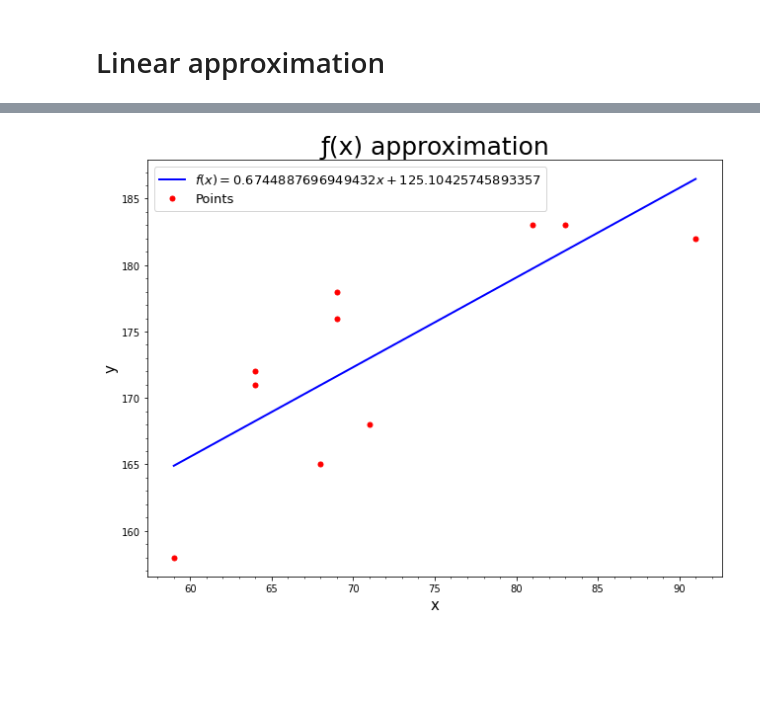
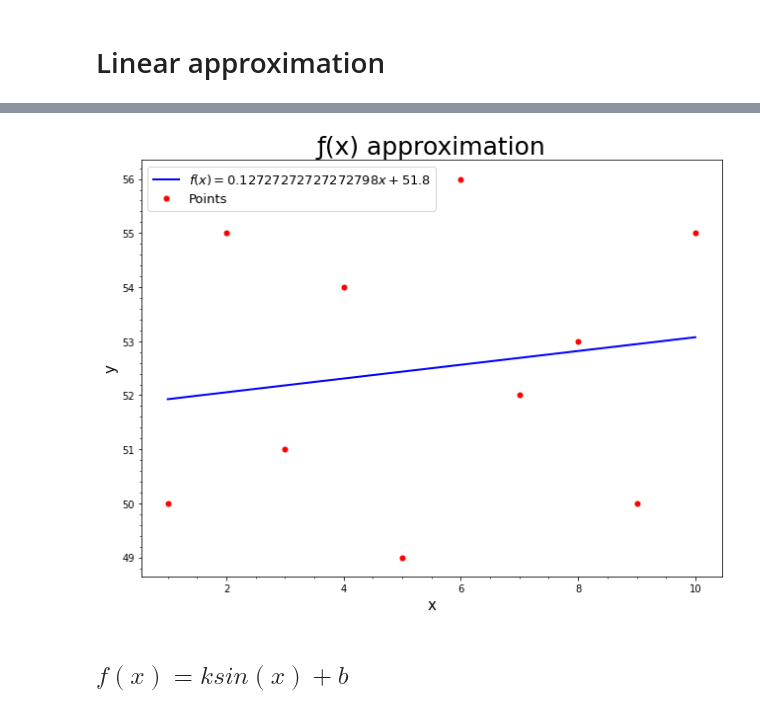
Before and after one commit to SaviDan245/ml-lessons, a Jupyter notebook: linear-approx/linear_approx.ipynb, the cells around one changed output, grey strips where cells are left out. Drawn from its saved outputs; the diff is of its cells as text; code cells hidden in the pictures; blank space fills up the shorter version.

```diff
--- a/linear-approx/linear_approx.ipynb
+++ b/linear-approx/linear_approx.ipynb
@@ -46,8 +45,8 @@ show_linear_plot(x, y, k=k)
 %%timeit
 
 # Input data
-x = np.float64([83, 71, 64, 69, 69, 64, 68, 59, 81, 91])
-y = np.float64([183, 168, 171, 178, 176, 172, 165, 158, 183, 182])
+x = np.float64([1, 2, 3, 4, 5, 6, 7, 8, 9, 10])
+y = np.float64([50, 55, 51, 54, 49, 56, 52, 53, 50, 55])
 
 # Ak^2 + Bkb + Cb^2 + Dk + Eb + F
 A, B, C, D, E = (x ** 2).mean(), (2 * x).mean(), 1, (-2 * x * y).mean(), (-2 * y).mean()
@@ -62,4 +61,8 @@ k, b = np.linalg.solve(a, b)
-# %%
-show_linear_plot(x, y, k=k, b=b)
-# %% [output]
-[figure, removed]
+# %%
+x_lin = np.linspace(x.min(), x.max(), 1000)
+y_lin = k * x_lin + b
+show_linear_plot(x, y, x_lin, y_lin)
+# %% [output]
+[figure, added]
+# %% [markdown]
+## $ f(x) = ksin(x) + b $
```
Also changed, not shown: parts of 9 cells of this notebook.
